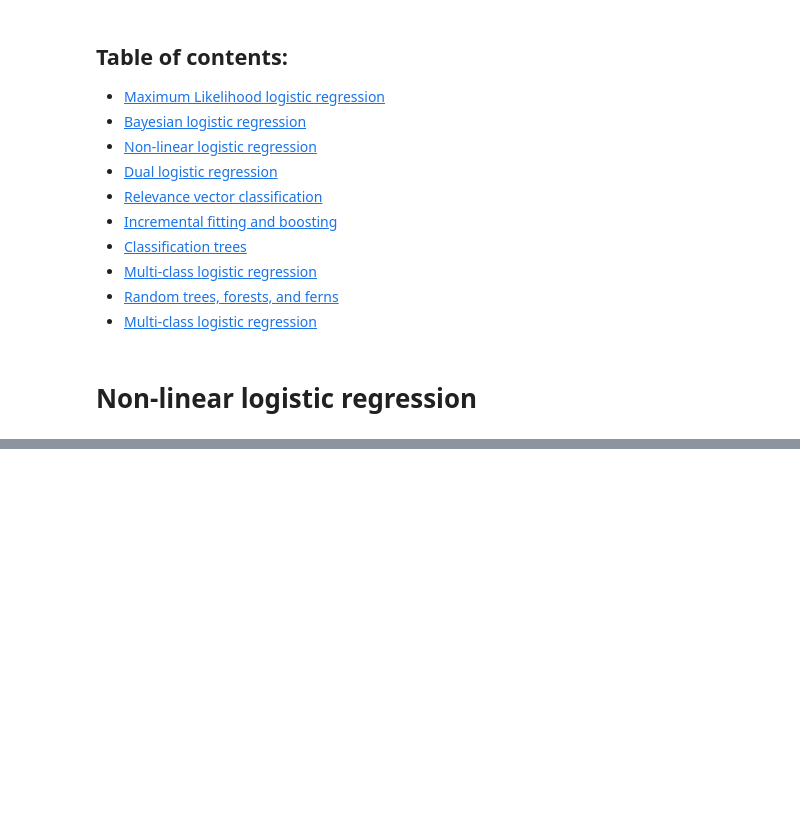
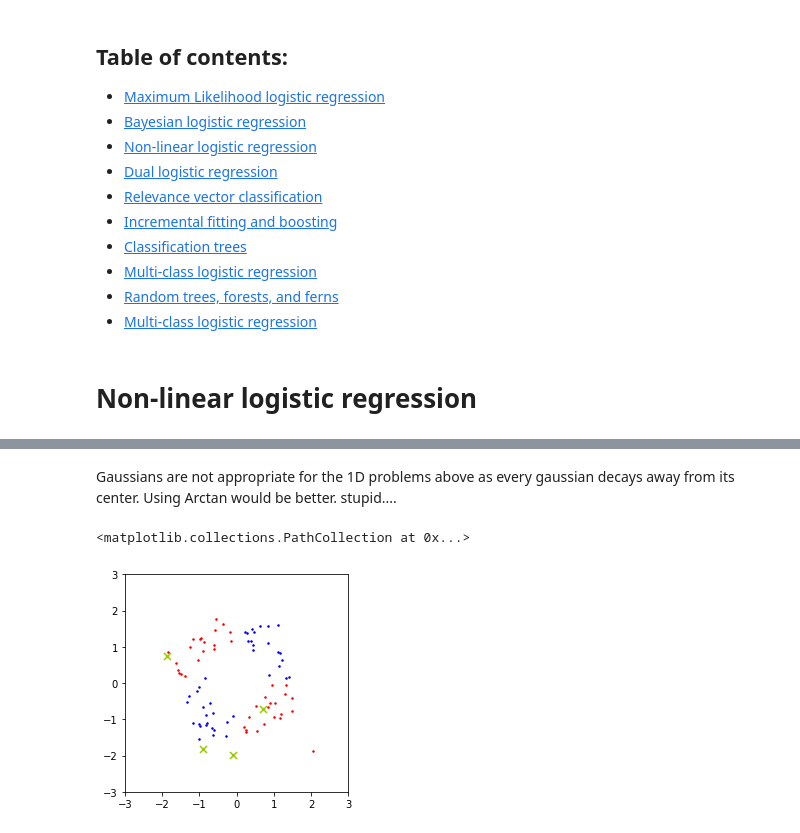
Before and after one commit to kiyomizuhi/machine_learning_scratch_Prince_computer_vision, a Jupyter notebook: scratch/classification/non_linear_logistic_regression.ipynb, the cells around one changed output, grey strips where cells are left out. Saved outputs shown, nothing was run; the diff lists cells and outputs as text; code cells hidden in the pictures; blank space fills up the shorter version.

```diff
--- a/scratch/classification/non_linear_logistic_regression.ipynb
+++ b/scratch/classification/non_linear_logistic_regression.ipynb
@@ -374,0 +789,18 @@ plt.scatter(ds2[0], ds2[1], s=3, c=(0., 0.4, 1.))
+# %% [markdown]
+Gaussians are not appropriate for the 1D problems above as every gaussian decays away from its center. Using Arctan would be better. stupid....
+# %%
+D = 2
+K = 4
+N = 80
+nnn = 20000
+beta = 0.05
+lmd = 0.5
+phi = 2 * 2 * (np.random.rand(1, K + 1) - 0.5)
+alp = 2 * 2 * (np.random.rand(D, K) - 0.5)
+
+plt.rcParams['figure.figsize'] = (4.0, 4.0)
+ds1, ds2, x, w = generate_data_set_dim2_nonlinear(N)
+plt.scatter(alp[0], alp[1], s=50, c=(0.6, 0.8, 0.), marker='x')
+# %% [output]
+<matplotlib.collections.PathCollection at 0x...>
+[figure, added]
```
Also changed, not shown: parts of 23 cells of this notebook.
